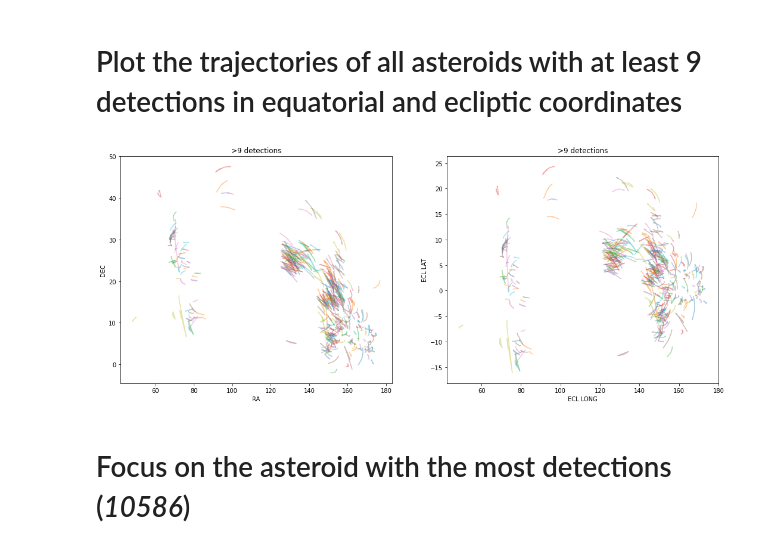
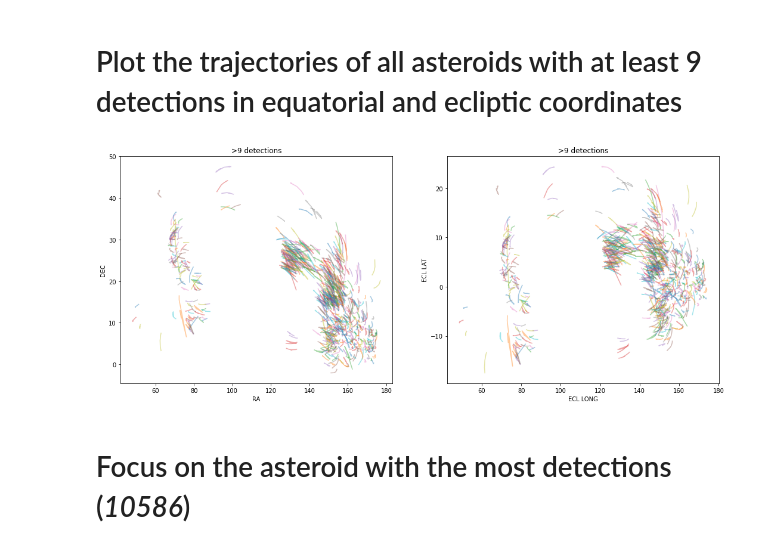
Before and after one commit to alercebroker/usecases, a Jupyter notebook: notebooks/colab/ALeRCE_ZTF_Asteroids_newDB_colab.ipynb, the cells around one changed output. Saved outputs shown, nothing was run; the diff lists cells and outputs as text; code cells hidden in the pictures.

```diff
--- a/notebooks/colab/ALeRCE_ZTF_Asteroids_newDB_colab.ipynb
+++ b/notebooks/colab/ALeRCE_ZTF_Asteroids_newDB_colab.ipynb
@@ -280,18 +293,18 @@ ndet.plot.hist(log=True)
 # %%
 fig, ax = plt.subplots(ncols=2, figsize=(18,7))
 ndetmin = 9
-for ssnamenr in ndet.loc[ndet>ndetmin].index:
+for ssnamenr in ndet.loc[ndet>=ndetmin].index: # Getting the names of asteroids with at least 9 detections
 
-  oids = ss.loc[ss.ssnamenr==ssnamenr].oid
-  mask = ast.index.isin(oids)
+  oids = ss.loc[ss.ssnamenr==ssnamenr].oid     # Getting the oids of the known asteroid in table 'ss'
+  mask = ast.index.isin(oids)                  # Getting if oids in table 'ast' is in oids (from 'ss' of known bodies)
 
   ax[0].plot(ast.loc[mask].meanra, ast.loc[mask].meandec, alpha=0.4)
   ax[0].set_title(">%i detections" % ndetmin); ax[0].set_xlabel("RA"); ax[0].set_ylabel("DEC")
 
   ax[1].plot(ast.loc[mask].ecl_long, ast.loc[mask].ecl_lat, alpha=0.4)
   ax[1].set_title(r">%i detections" % ndetmin); ax[1].set_xlabel("ECL LONG"); ax[1].set_ylabel("ECL LAT")
 # %% [output]
-[figure, old version]
+[figure, new version]
 # %% [markdown]
 # Focus on the asteroid with the most detections (*10586*)
 # %%
```
Also changed, not shown: parts of 26 cells of this notebook.
